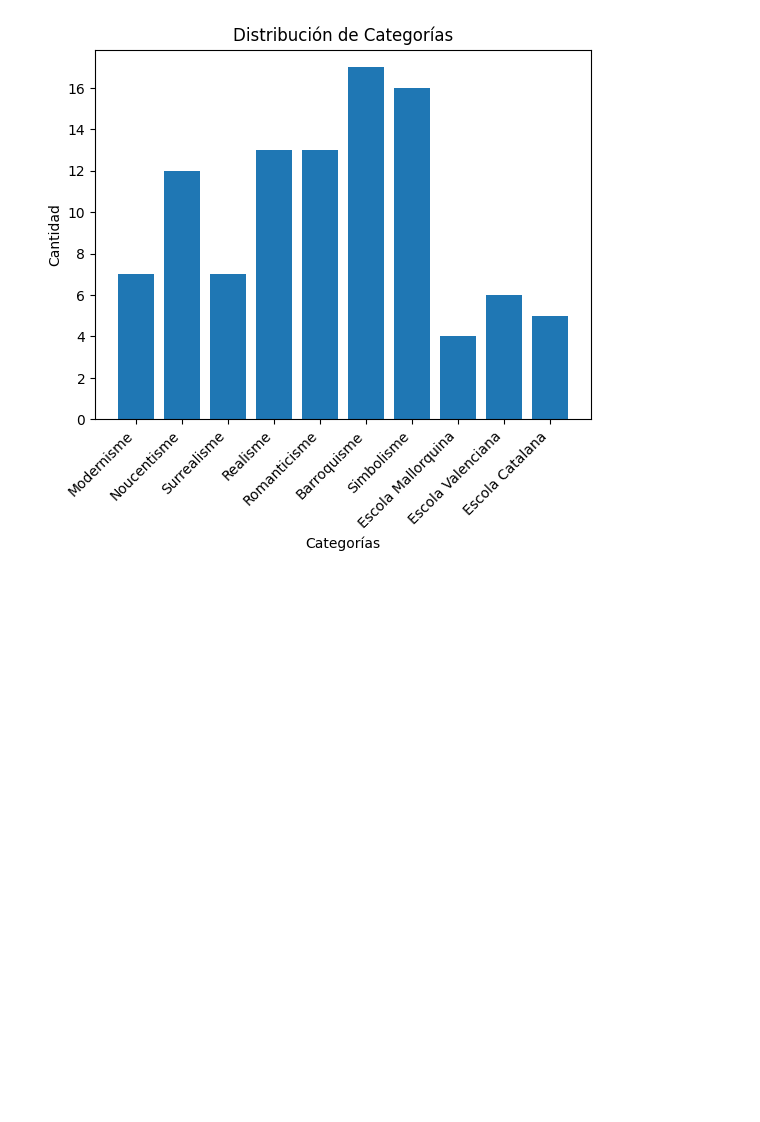
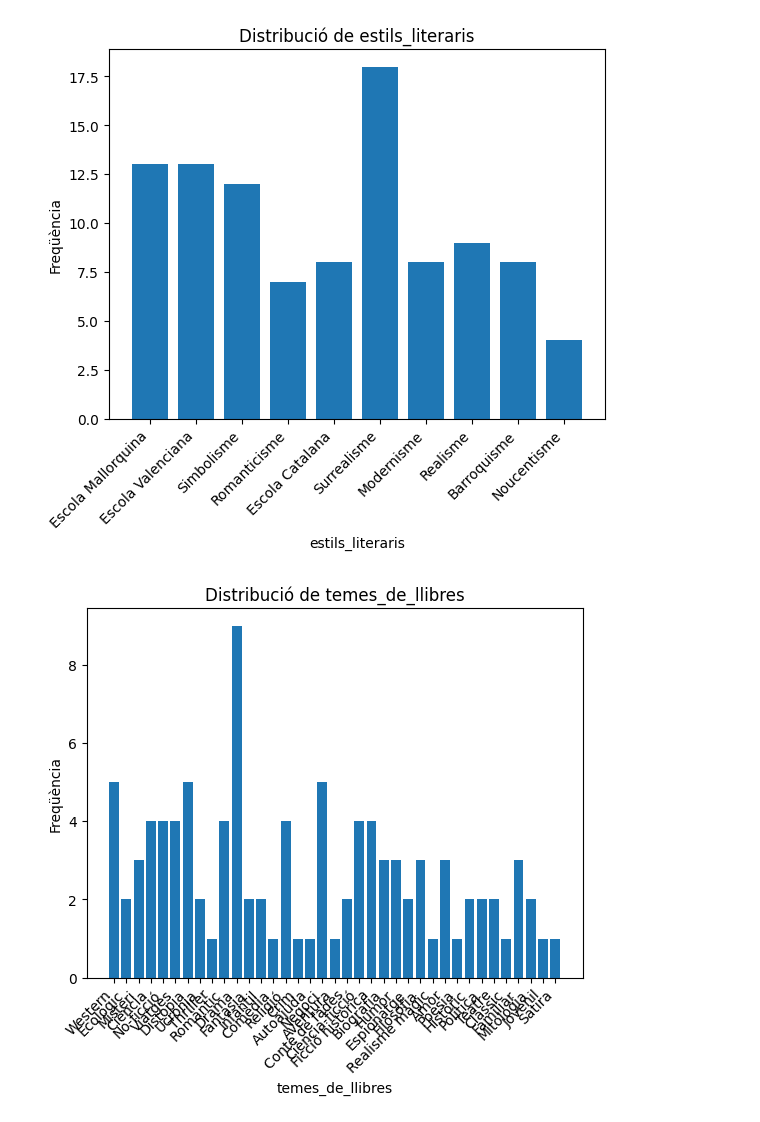
Before and after one commit to oliviapuig/SBC_practica, a Jupyter notebook: usuaris.ipynb, the cells around one changed output. Saved outputs shown, nothing was run; the diff lists cells and outputs as text; code cells hidden in the pictures; blank space fills up the shorter version.

Commit message:
usuaris

```diff
--- a/usuaris.ipynb
+++ b/usuaris.ipynb
@@ -31,31 +20,7 @@ demografia = ['infantil','juvenil','adult']
 situacio= ['estudiant', 'treballador', 'atur', 'jubilitat']
 
 estat_civil= ['solter', 'casat', 'divorciat', 'viudu']
+
+llibres= []
 # %%
-atributs = [estils_literaris,temes_de_llibres,complexitat,demografia,situacio,estat_civil]
+atributs = [estils_literaris,temes_de_llibres,complexitat,demografia,situacio,estat_civil,llibres]
-# %%
-categories_seleccionades = []
-probabilitats_categories=[]
-probabilitats_normalitzades=[]
-num_usuaris = 100
-llistes_categories=atributs
-# Bucle per cada llista de categories
-for llista_categories in llistes_categories:
-    # Generar probabilitats aleatòries per a cada categoria
-    probabilitats_categories.append([random.uniform(0.01, 1) for _ in range(len(llista_categories))])
-
-    # Normalitzar les probabilitats perquè sumin 1
-    probabilitats_normalitzades.append([prob / sum(probabilitats_categories) for prob in probabilitats_categories])
-
-    # Generar la llista de diccionaris amb les categories distribuïdes segons les probabilitats
-llista_diccionaris = [{'estils_literaris': random.choices(llista_categories, weights=probabilitats_normalitzades)[0]} for _ in range(num_usuaris)]
-
-    # Afegir els noms de les categories a la llista principal
-categories_seleccionades.append(llista_diccionaris)
-
-# Mostrar els resultats
-for i, categories in enumerate(categories_seleccionades, start=1):
-    print(f"Resultats per la llista {i}:")
-    for categoria in categories:
-        print(categoria)
-    print()
@@ -100,24 +26,0 @@ llista_diccionaris
-# %%
-num_usuaris = 100
-
-# Generar probabilitats aleatòries per a cada categoria
-probabilitats_brutes = [random.uniform(0.01, 1) for _ in range(len(estils_literaris))]
-
-# Ajustar les probabilitats perquè sumin 1
-probabilitats_normalitzades = [prob / sum(probabilitats_brutes) for prob in probabilitats_brutes]
-
-probabilitats_brutes = [random.uniform(0.01, 1) for _ in range(len(estils_literaris))]
-
-# Ajustar les probabilitats perquè sumin 1
-probabilitats_normalitzades = [prob / sum(probabilitats_brutes) for prob in probabilitats_brutes]
-
-# Generar la llista de diccionaris amb les categories distribuïdes segons les probabilitats
-llista_diccionaris = [{'categoria': random.choices(estils_literaris, weights=probabilitats_normalitzades)[0],
-                       'temes':
-
-                       } for _ in range(num_usuaris)]
-
-# Obtindre una llista amb només els noms de les categories
-noms_categories = [diccionari['categoria'] for diccionari in llista_diccionaris]
-# %% [output]
-[figure, removed]
@@ -131,0 +58,18 @@ plt.show()
+# %%
+for clau in llista_diccionaris[0].keys():
+    # Obtenir els valors de la clau de tota la llista
+    valors_clau = [diccionari[clau] for diccionari in llista_diccionaris]
+
+    # Comptar la freqüència de cada valor
+    contador = Counter(valors_clau)
+
+    # Crear un gràfic de barres amb les freqüències
+    plt.bar(contador.keys(), contador.values())
+    plt.xlabel(clau)
+    plt.ylabel('Freqüència')
+    plt.title(f'Distribució de {clau}')
+    plt.xticks(rotation=45, ha='right')
+    plt.show()
+# %% [output]
+[figure, added]
+[figure, added]
```
Also changed, not shown: parts of 9 cells of this notebook, 1 other file.
